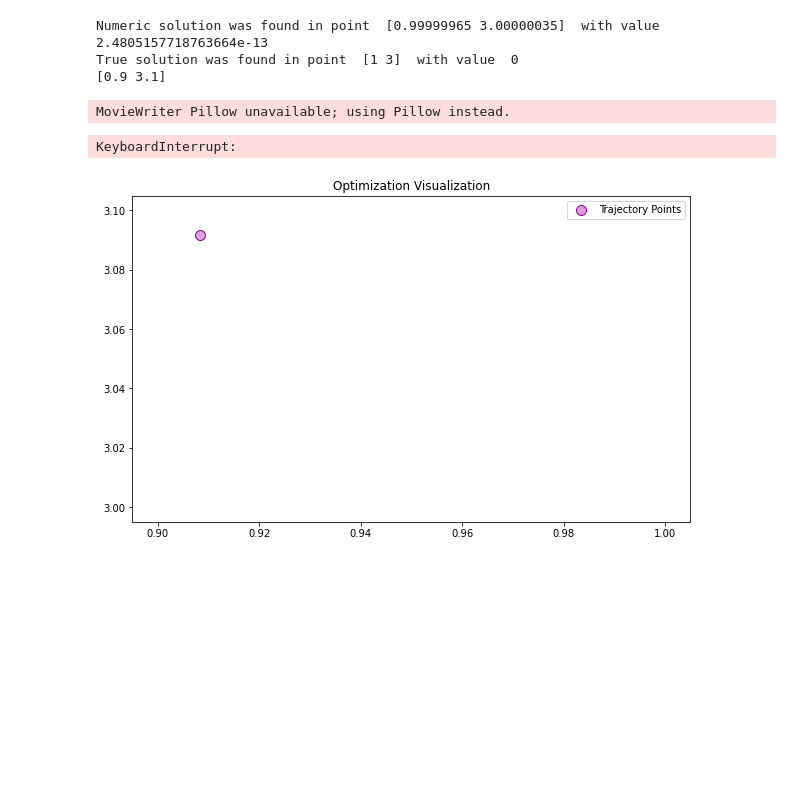
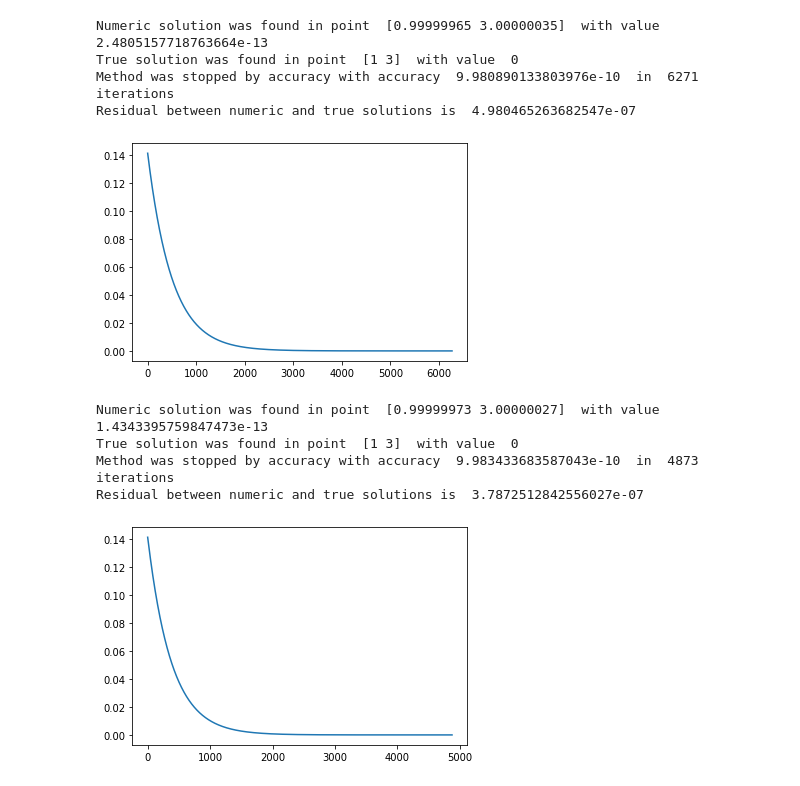
Before and after one commit to paveladim/ml-mai-2023, a Jupyter notebook: LabWork1/lab_work_1.ipynb, the cells around one changed output. Drawn from its saved outputs; the diff is of its cells as text; code cells hidden in the pictures; blank space fills up the shorter version.

Commit message:
Beautify + method with step correction

```diff
--- a/LabWork1/lab_work_1.ipynb
+++ b/LabWork1/lab_work_1.ipynb
@@ -146,6 +137,12 @@ class GradientDescent():
         self.__found_fn = self.__oracle.query(next_point)[0]
         self.__trajectory = np.array(traj)
 
+        by_acc: bool = True
+        if np.linalg.norm(prev_point - next_point) >= self.__acc:
+            by_acc = False
+
+        return by_acc, np.linalg.norm(prev_point - next_point), counter
+
     def get_numeric_solution(self):
         return self.__found_p, self.__found_fn
 
@@ -286,17 +295,19 @@ class Pipeline:
         animation = camera.animate()
         animation.save('trajectory.gif', writer = 'Pillow')
 
-    def get_answer(self):
+    def process(self):
+        by_acc, acc, iter = self.__method.solve()
         point, value = self.__method.get_numeric_solution()
         tpoint, tvalue = self.__method.get_true_solution()
         print('Numeric solution was found in point ', point, ' with value ', value)
         print('True solution was found in point ', tpoint, ' with value ', tvalue)
+
+        if by_acc:
+            print('Method was stopped by accuracy with accuracy ', acc, ' in ', iter, ' iterations')
+        else:
+            print('Method was stopped by iterations with accuracy ', acc)
+
         self.plot_residual(tpoint)
-        self.plot_trajectory(tpoint)
-
-    def process(self):
-        self.__method.solve()
-        self.get_answer()
 # %%
 lb = np.array([-10, -10])
 rb = np.array([10, 10])
@@ -306,3 +322,11 @@ domain = Domain(lb, rb)
 oracle = FirstOrderOracle(BoothFunction, domain)
 # %%
 gd = GradientDescent(oracle, np.array([0.9, 3.1]), 1e-3, 1e-9, 10000)
+task11 = Pipeline(gd)
+task11.process()
+# %% [output]
+Numeric solution was found in point  [0.99999965 3.00000035]  with value  2.4805157718763664e-13
+True solution was found in point  [1 3]  with value  0
+Method was stopped by accuracy with accuracy  9.980890133803976e-10  in  6271  iterations
+Residual between numeric and true solutions is  4.980465263682547e-07
+[figure, added]
@@ -311,9 +333,10 @@ task1 = Pipeline(gd)
-# %%
-task1.process()
-# %% [output]
-Numeric solution was found in point  [0.99999965 3.00000035]  with value  2.4805157718763664e-13
-True solution was found in point  [1 3]  with value  0
-[0.9 3.1]
-MovieWriter Pillow unavailable; using Pillow instead.
-KeyboardInterrupt:
-[figure, removed]
+# %%
+gd = MomentumGradientDescent(oracle, np.array([0.9, 3.1]), 1e-3, 1e-9, 10000)
+task12 = Pipeline(gd)
+task12.process()
+# %% [output]
+Numeric solution was found in point  [0.99999973 3.00000027]  with value  1.4343395759847473e-13
+True solution was found in point  [1 3]  with value  0
+Method was stopped by accuracy with accuracy  9.983433683587043e-10  in  4873  iterations
+Residual between numeric and true solutions is  3.7872512842556027e-07
+[figure, added]
```
Also changed, not shown: parts of 15 cells of this notebook.
